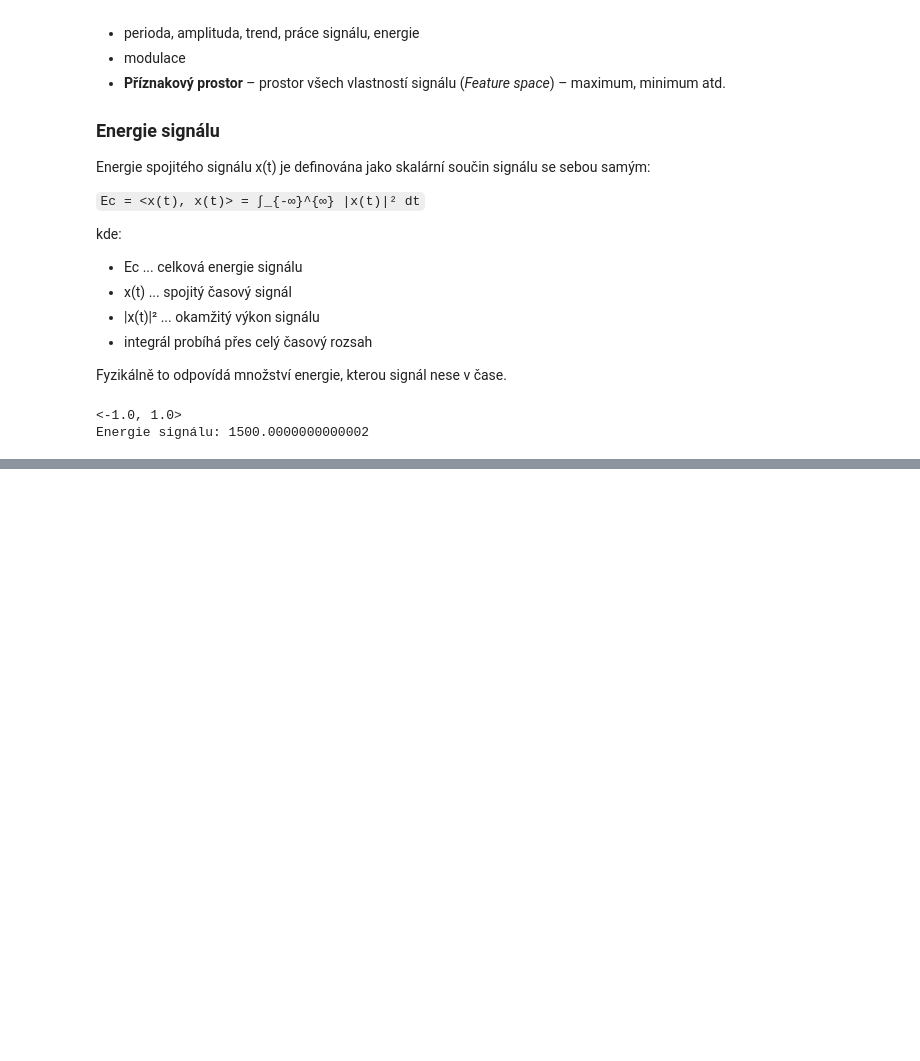
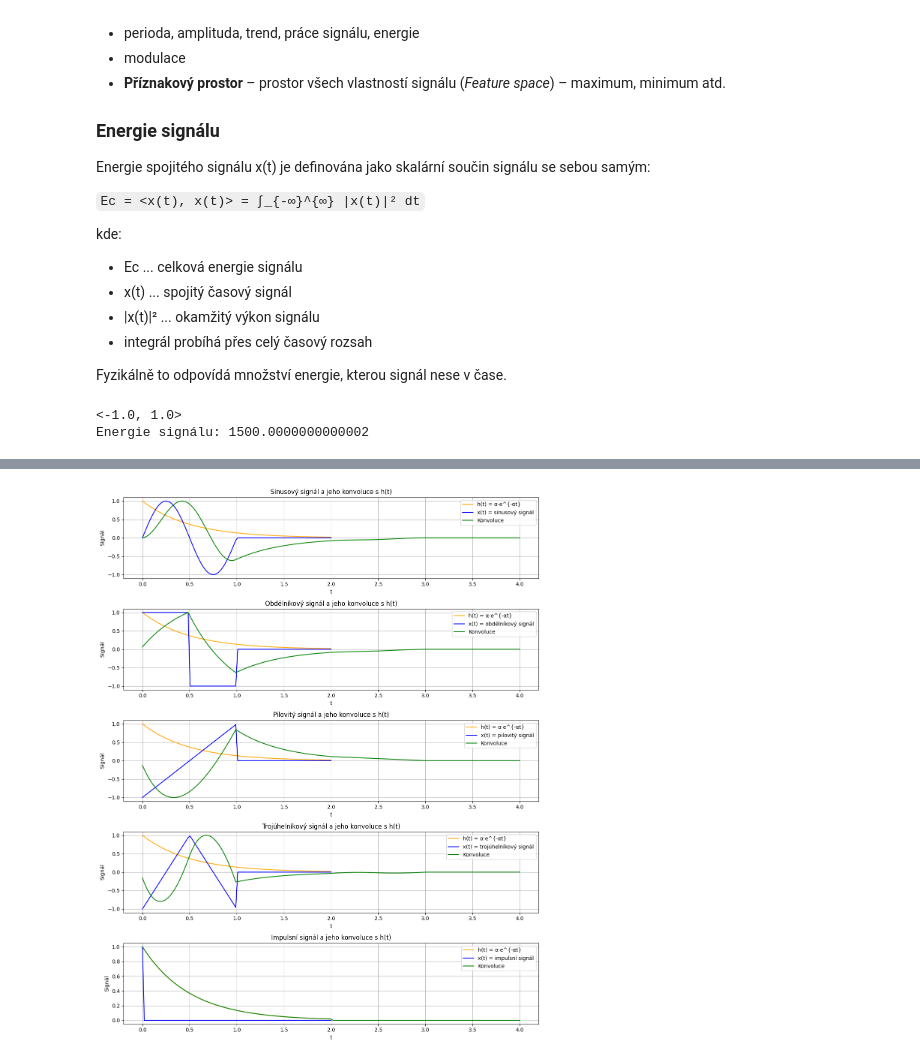
Before and after one commit to majdakleckerova/KI-PZS, a Jupyter notebook: cviceni.ipynb, the cells around one changed output, grey strips where cells are left out. Saved outputs shown, nothing was run; the diff lists cells and outputs as text; code cells hidden in the pictures; blank space fills up the shorter version.

```diff
--- a/cviceni.ipynb
+++ b/cviceni.ipynb
@@ -309,0 +488,55 @@ Příště: konvoluce, korelace, kovariance
+# %%
+import numpy as np
+import scipy as sp
+import matplotlib.pyplot as plt
+
+## Funkce konvolučního jádra
+def Kernel(alpha, tvec, a):
+    h_t = alpha * np.exp(-a * tvec)
+    return np.array(h_t)
+
+## Parametry
+n_length = 100
+tvec = np.linspace(0, 2, n_length, endpoint=True)
+h_t = Kernel(1.0, tvec, 2.0)
+
+## Generování různých signálů x(t)
+def gen_signals(tvec):
+    signals = {}
+    signals["Sinusový"] = np.sin(2 * np.pi * 1 * tvec)
+    signals["Obdélníkový"] = sp.signal.square(2 * np.pi * 1 * tvec)
+    signals["Pilovitý"] = sp.signal.sawtooth(2 * np.pi * 1 * tvec)
+    signals["Trojúhelníkový"] = sp.signal.sawtooth(2 * np.pi * 1 * tvec, width=0.5)
+
+    # Impulsní – jeden impuls v intervalu (0,1)
+    imp = np.zeros_like(tvec)
+    imp[0] = 1
+    signals["Impulsní"] = imp
+    return signals
+signals = gen_signals(tvec)
+
+## Vynulování signálů pro t >= 1
+for key in signals:
+    signals[key] = np.where(tvec >= 1, 0, signals[key])
+
+## Grafické znázornění
+plt.figure(figsize=(12, 15))
+
+for i, (name, x_t) in enumerate(signals.items()):
+    # Konvoluce a normalizace
+    Conv = np.convolve(x_t, h_t, mode='full')
+    Conv = Conv / np.max(np.abs(Conv))
+    t_conv = np.linspace(0, 4, np.max(Conv.shape))
+    plt.subplot(5, 1, i + 1)
+    plt.plot(tvec, h_t, label="h(t) = α·e^{-αt}", color='orange')
+    plt.plot(tvec, x_t, label=f"x(t) = {name.lower()} signál", color='blue')
+    plt.plot(t_conv, Conv, label="Konvoluce", color='green')
+    plt.title(f"{name} signál a jeho konvoluce s h(t)")
+    plt.xlabel("t")
+    plt.ylabel("Signál")
+    plt.grid(True)
+    plt.legend()
+plt.tight_layout()
+plt.show()
+# %% [output]
+[figure, added]
```
Also changed, not shown: parts of 10 cells of this notebook.
